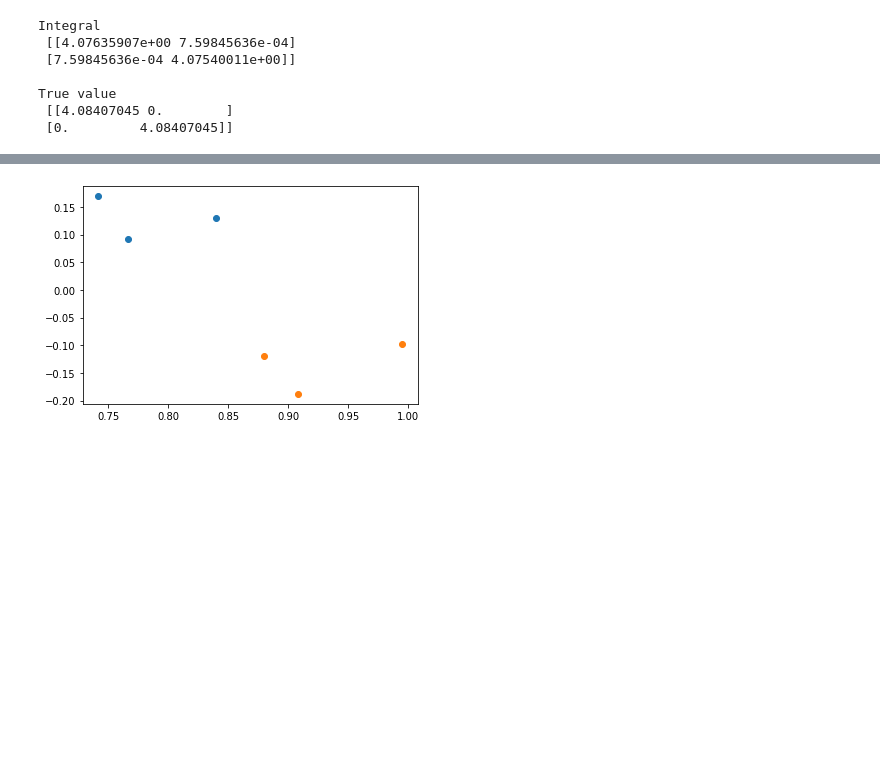
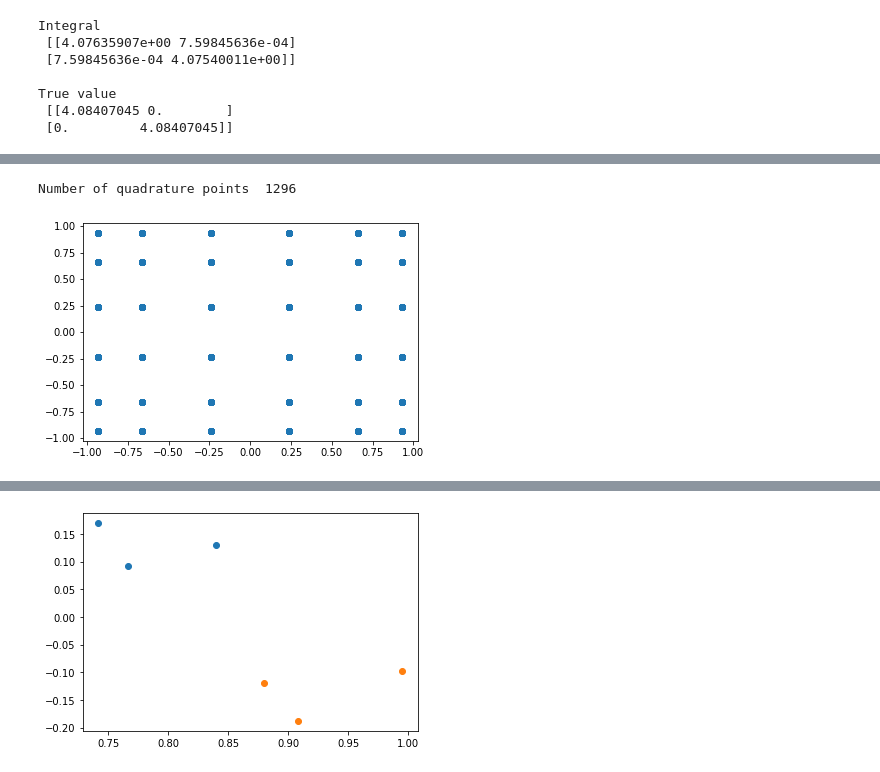
Before and after one commit to cagau/nlfem, a Jupyter notebook: examples/DuffyTransformation/DuffyTransformationElastostatics.ipynb, the cells around one changed output, grey strips where cells are left out. Cells and saved outputs as stored; diff of their text form; code cells hidden in the pictures; blank space fills up the shorter version.

```diff
--- a/examples/DuffyTransformation/DuffyTransformationElastostatics.ipynb
+++ b/examples/DuffyTransformation/DuffyTransformationElastostatics.ipynb
@@ -177,0 +216,32 @@ True value
+# %%
+# Tensor Gauss Quadrature
+class tensorgauss:
+    def __init__(self, deg, dim=4):
+        self.deg = deg
+        self.dim = 4
+        p, w = np.polynomial.legendre.leggauss(deg)
+        #print("Length", len(p), "\np", p, "w", w)
+        self.N = deg**dim
+        self.weights = np.zeros(deg**dim)
+        self.points = np.zeros((dim, deg**dim))
+        l = 0
+        k1 = 0
+        k2 = 0
+        k3 = 0
+        for l in range(deg**4):
+            k0 = l % deg
+            k1 += (not k0) and (bool(l))
+            k1 %= deg
+            k2 += (not (k1 or k0)) and (bool(l))
+            k2 %= deg
+            k3 += (not (k2 or k1 or k0)) and (bool(l))
+            self.weights[l] = w[k0]*w[k1]*w[k2]*w[k3]
+            self.points[:,l] = [p[k0], p[k1], p[k2], p[k3]]
+    #print(k0, k1, k2, k3, "\tw=", "{:03.2f}".format(weights[l]), "\t\tp = ", points[l,:])
+q = tensorgauss(6)
+print("Number of quadrature points ", q.N, "\n")
+plt.scatter(q.points[0], q.points[1])
+plt.show()
+# %% [output]
+Number of quadrature points  1296
+[figure, added]
```
Also changed, not shown: parts of 48 cells of this notebook, 28 other files.
